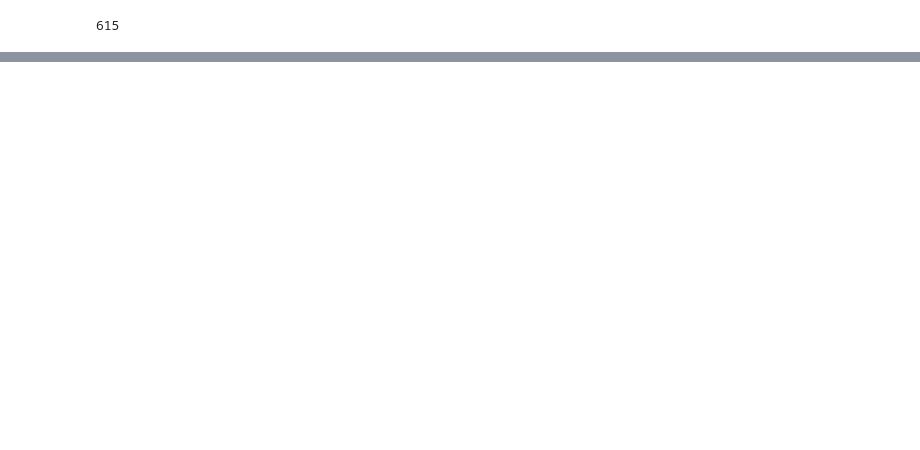
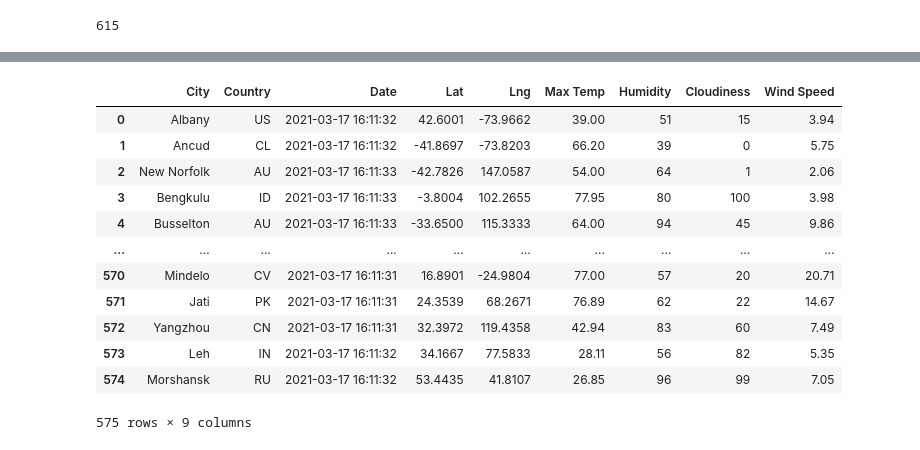
Before and after one commit to Khawlasidaoui/World_Weather_Analysis, a Jupyter notebook: WeatherPy.ipynb, the cells around one changed output, grey strips where cells are left out. Saved outputs shown, nothing was run; the diff lists cells and outputs as text; code cells hidden in the pictures; blank space fills up the shorter version.

Commit message:
Retrieve and clean weather data for generated cities

```diff
--- a/WeatherPy.ipynb
+++ b/WeatherPy.ipynb
@@ -54,0 +61,13 @@ len(cities)
+# %%
+#Build URL for OpenWeatherMap
+url= "http://api.openweathermap.org/data/2.5/weather?units=Imperial&APPID=" + weather_api_key
+
+city_url=f"{url}&q={city}"
+# %%
+#Get keys through json()
+city_weather=requests.get(city_url)
+city_weather=city_weather.json()
+
+#Get all keys(in this case it's a list of dictionaries, each key is a dictionary)
+# city_data.keys()
+city_weather
@@ -54,0 +109,10 @@ len(cities)
+# %%
+#Create an empty list to hold the weather data
+city_data=[]
+#Print the beginning of the logging.
+print("Beginning Data Retrieval")
+print("------------------------")
+
+#Create counters
+record_count=1  #goes through each city in the list
+set_count=1     #updates the sets once each set hits 50 cities
@@ -54,0 +203,3 @@ len(cities)
+# %%
+city_data_df=pd.DataFrame(city_data)
+city_data_df.head(10)
@@ -54,0 +218,18 @@ len(cities)
+# %%
+#Rearrange columns
+city_data_df=city_data_df[['City','Country','Date','Lat',"Lng",'Max Temp','Humidity','Cloudiness','Wind Speed']]
+city_data_df
+# %% [output]
+|  | City | Country | Date | Lat | Lng | Max Temp | Humidity | Cloudiness | Wind Speed |
+| 0 | Albany | US | 2021-03-17 16:11:32 | 42.6001 | -73.9662 | 39.00 | 51 | 15 | 3.94 |
+| 1 | Ancud | CL | 2021-03-17 16:11:32 | -41.8697 | -73.8203 | 66.20 | 39 | 0 | 5.75 |
+| 2 | New Norfolk | AU | 2021-03-17 16:11:33 | -42.7826 | 147.0587 | 54.00 | 64 | 1 | 2.06 |
+| 3 | Bengkulu | ID | 2021-03-17 16:11:33 | -3.8004 | 102.2655 | 77.95 | 80 | 100 | 3.98 |
+| 4 | Busselton | AU | 2021-03-17 16:11:33 | -33.6500 | 115.3333 | 64.00 | 94 | 45 | 9.86 |
+| ... | ... | ... | ... | ... | ... | ... | ... | ... | ... |
+| 570 | Mindelo | CV | 2021-03-17 16:11:31 | 16.8901 | -24.9804 | 77.00 | 57 | 20 | 20.71 |
+| 571 | Jati | PK | 2021-03-17 16:11:31 | 24.3539 | 68.2671 | 76.89 | 62 | 22 | 14.67 |
+| 572 | Yangzhou | CN | 2021-03-17 16:11:31 | 32.3972 | 119.4358 | 42.94 | 83 | 60 | 7.49 |
+| 573 | Leh | IN | 2021-03-17 16:11:32 | 34.1667 | 77.5833 | 28.11 | 56 | 82 | 5.35 |
+| 574 | Morshansk | RU | 2021-03-17 16:11:32 | 53.4435 | 41.8107 | 26.85 | 96 | 99 | 7.05 |
+575 rows × 9 columns
```
Also changed, not shown: parts of 11 cells of this notebook, 3 other files.
